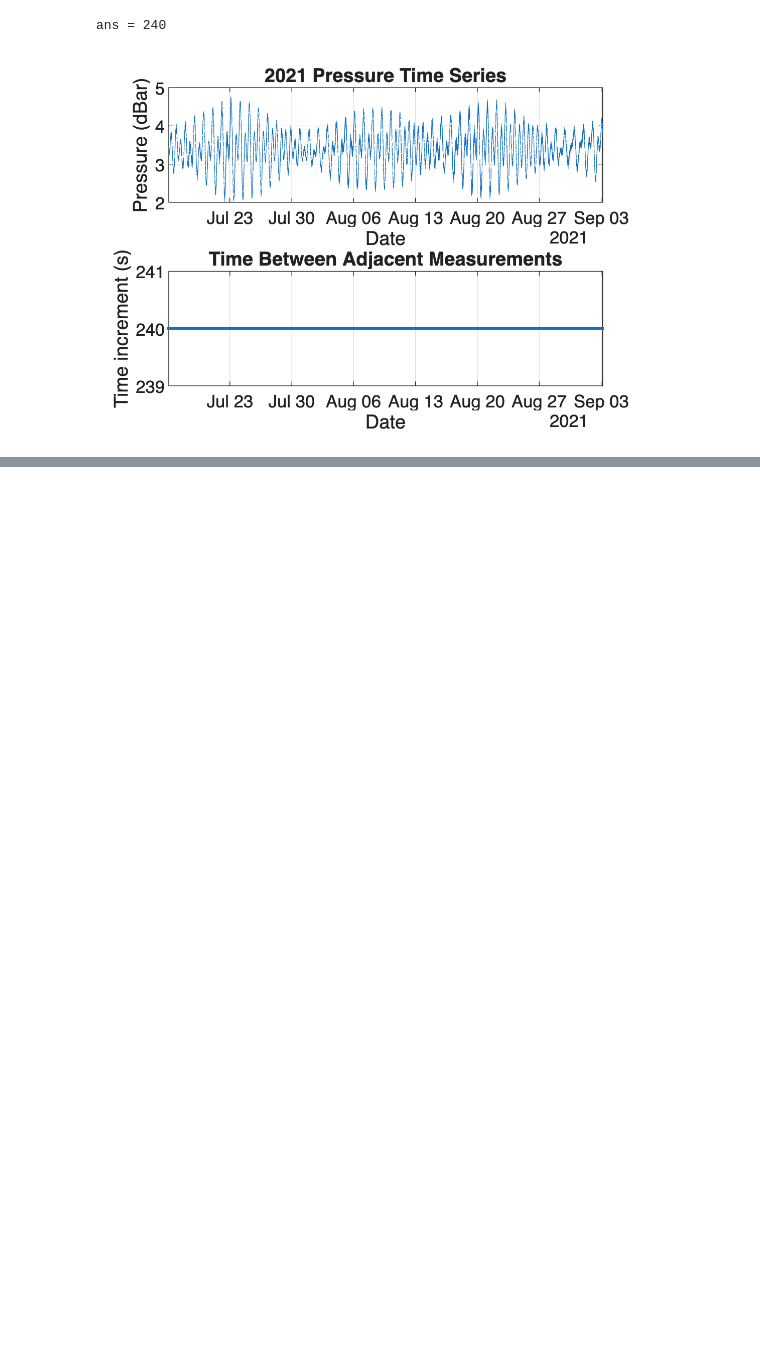
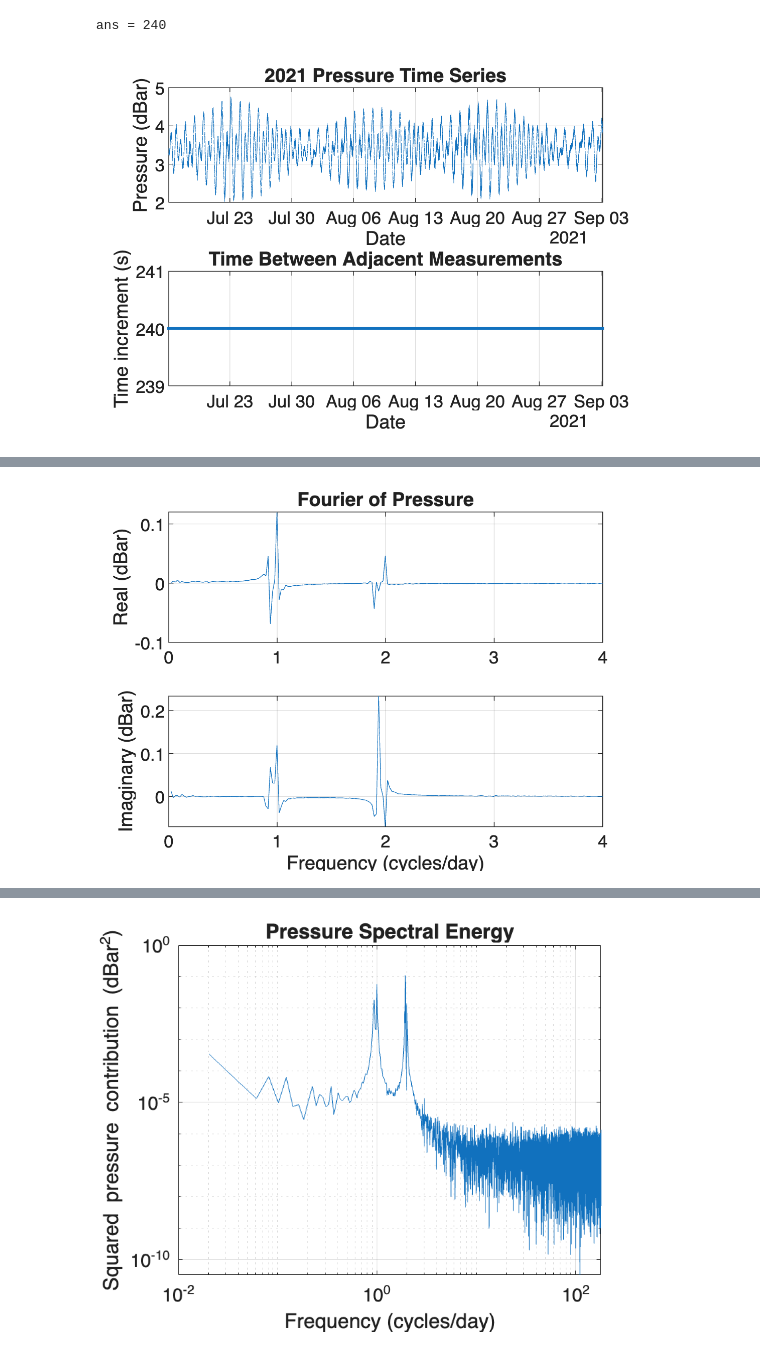
Before and after one commit to ElyDawson/SIO221a_Github_code_2026, a Jupyter notebook: submissions/ELY-DAWSON/HW4.ipynb, the cells around one changed output, grey strips where cells are left out. Drawn from its saved outputs; the diff is of its cells as text; code cells hidden in the pictures; blank space fills up the shorter version.

```diff
--- a/submissions/ELY-DAWSON/HW4.ipynb
+++ b/submissions/ELY-DAWSON/HW4.ipynb
@@ -161,0 +205,77 @@ Fitted mean pressure: 3.4107 dBar
+# %%
+p = pier.p;
+N = numel(p);
+dt = median(diff(pier.time))/86400;
+
+% Normalize so coefficients retain pressure units
+F = fft(p)/N;
+
+% Positive frequencies, excluding the mean and Nyquist frequency
+idx = (2:floor((N+1)/2))';
+f = (idx-1)/(N*dt);
+
+%% a. Real and imaginary parts
+figure;
+subplot(2,1,1)
+plot(f, real(F(idx)))
+ylabel('Real (dBar)')
+title('Fourier of Pressure')
+xlim([0 4])
+grid on
+
+subplot(2,1,2)
+plot(f, imag(F(idx)))
+xlabel('Frequency (cycles/day)')
+ylabel('Imaginary (dBar)')
+xlim([0 4])
+grid on
+
+% Find local peaks using the magnitude of the complex coefficients
+mag = abs(F(idx));
+peakIdx = find(mag(2:end-1) > mag(1:end-2) & mag(2:end-1) >= mag(3:end)) + 1;
+
+% Report the three largest peaks
+[~, order] = sort(mag(peakIdx), 'descend');
+peakIdx = peakIdx(order(1:min(3, numel(order))));
+
+peakFrequency = f(peakIdx);
+peakAmplitude = 2*mag(peakIdx);
+
+disp(table(peakFrequency, 24./peakFrequency, peakAmplitude, 'VariableNames', ...
+    {'CyclesPerDay', 'Period_hours', 'Amplitude_dBar'}))
+
+%% b. Mean pressure and amplitudes
+
+fftMean = real(F(1));
+fprintf('Mean pressure from FFT: %.4f dBar\n', fftMean)
+
+% Fourier bins nearest the three fitted tidal frequencies
+tidalFrequency = 24./periods(:);
+bin = round(tidalFrequency*N*dt) + 1;
+
+fftFrequency = (bin-1)/(N*dt);
+fftAmplitude = 2*abs(F(bin));
+
+%% c. Compare with the least-squares fit
+
+disp(table(names, tidalFrequency, fftFrequency, amplitudes, fftAmplitude, ...
+    'VariableNames', {'Constituent', 'ExpectedFrequency', ...
+    'FFT_binFrequency', 'LS_Amplitude', 'FFT_Amplitude'}))
+
+fprintf('Least-squares mean: %.4f dBar\n', meanPressure)
+fprintf('FFT mean:           %.4f dBar\n', fftMean)
+fprintf('Frequency spacing:  %.5f cycles/day\n', 1/(N*dt))
+
+%% d. Spectral energy
+
+% Combine energy from positive and negative frequencies
+energy = 2*abs(F(idx)).^2;
+
+figure;
+loglog(f, energy)
+xlabel('Frequency (cycles/day)')
+ylabel('Squared pressure contribution (dBar^2)')
+title('Pressure Spectral Energy')
+grid on
+# %% [output]
+[figure, added]
@@ -161,0 +300 @@ Fitted mean pressure: 3.4107 dBar
+[figure, added]
```
Also changed, not shown: parts of 5 cells of this notebook.
